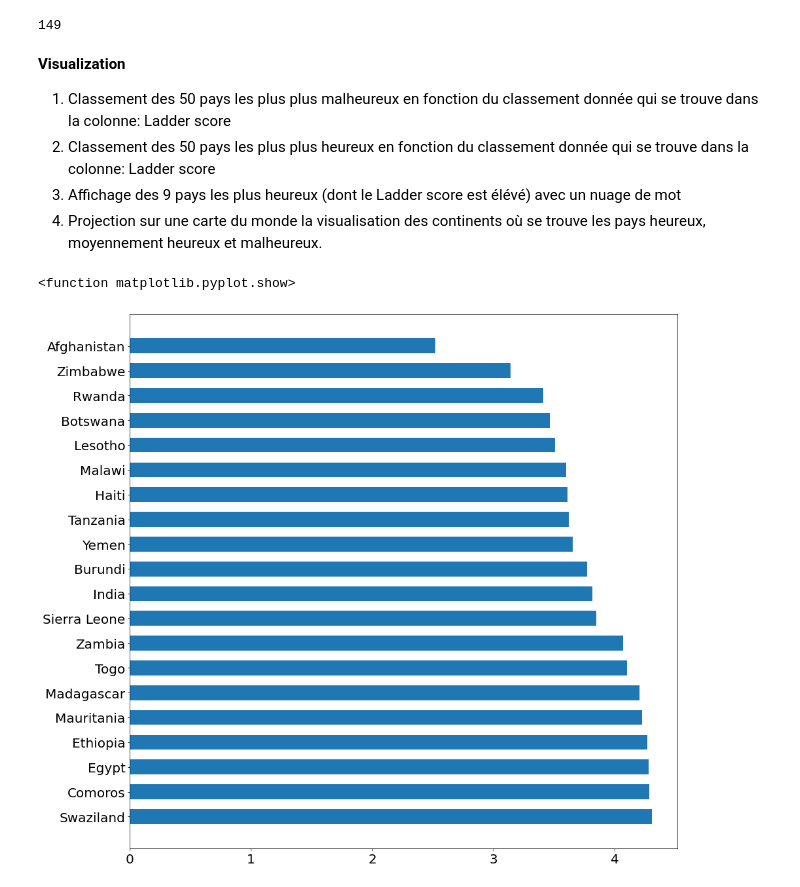
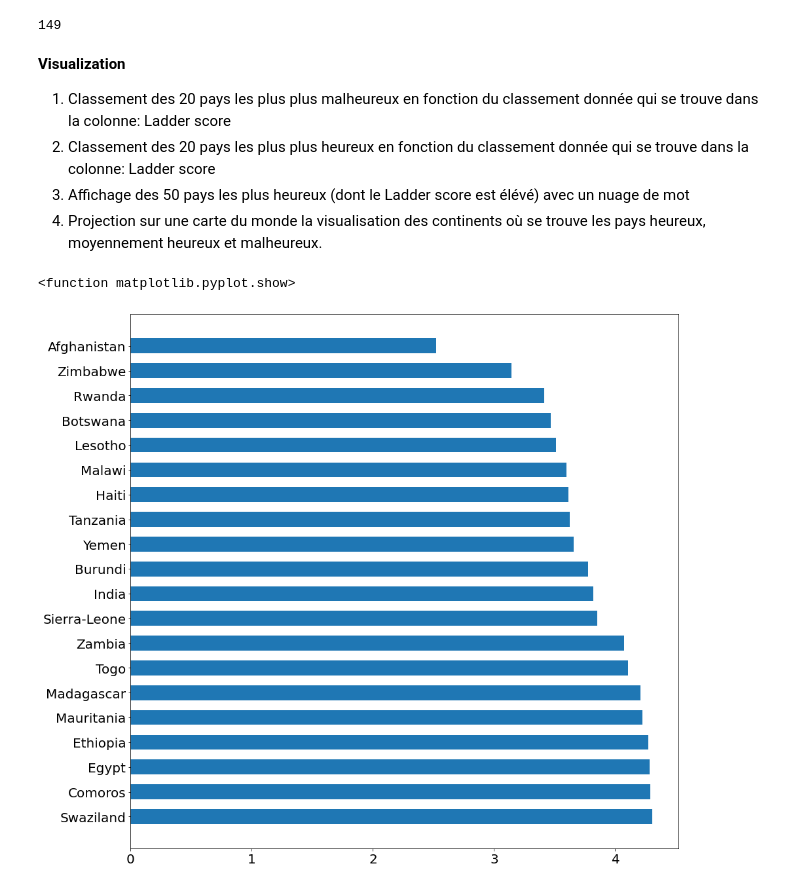
Before and after one commit to LeiRabe/PythonProject, a Jupyter notebook: Projet.ipynb, the cells around one changed output. Saved outputs shown, nothing was run; the diff lists cells and outputs as text; code cells hidden in the pictures.

```diff
--- a/Projet.ipynb
+++ b/Projet.ipynb
@@ -62,4 +88,20 @@ Index(['Country name', 'Regional indicator', 'Ladder score',
 **Explication:** Score à l'échelle représente le rang, en quelque sorte. Plus le score est élévé, plus le pays est heureux et la contraposé est valable également.
 # %%
 #rename columns based on the indications above
-happiness_data=happiness_data.rename(columns={"Country name": "country","Ladder score": "score", "Logged GDP per capita": "PIB par habitant", "social support": "aide social", "Healthy life expectancy": "Espérance de vie saine", "Freedom to make life choices": "Liberté choix de vie", "Generosity": "Générosité", "Perceptions of corruption": "Corruption"})
+happiness_data=happiness_data.rename(columns=
+                                     {"Country name": "country",
+                                      "Ladder score": "score",
+                                      "Logged GDP per capita": "PIB par habitant",
+                                      "social support": "aide social",
+                                      "Healthy life expectancy": "Espérance de vie saine",
+                                      "Freedom to make life choices": "Liberté choix de vie",
+                                      "Generosity": "Générosité",
+                                      "Perceptions of corruption": "Corruption"
+                                      })
+column = happiness_data.columns
+happiness_data = happiness_data[[column[0],column[1],column[2],column[6],column[7],column[8],column[9],column[10],column[11]]]
+happiness_data.columns = (happiness_data.columns.str.strip().str.upper()
+              .str.replace(' ', '_')
+              .str.replace('(', '')
+              .str.replace(')', ''))
+happiness_data.columns
@@ -65,0 +113,5 @@ happiness_data=happiness_data.rename(columns={"Country name": "country","Ladder
+# %%
+#rename countries with -
+happiness_data["COUNTRY"] = happiness_data["COUNTRY"].str.strip().str.replace(' ','-')
+countries_name = happiness_data["COUNTRY"]
+countries_name[:20]
@@ -76,20 +146,20 @@ print(countries_nb)
 149
 # %% [markdown]
 **Visualization**
-1. Classement des 50 pays les plus plus malheureux en fonction du classement donnée qui se trouve dans la colonne: Ladder score
-2. Classement des 50 pays les plus plus heureux en fonction du classement donnée qui se trouve dans la colonne: Ladder score
-3. Affichage des 9 pays les plus heureux (dont le Ladder score est élévé) avec un nuage de mot
+1. Classement des 20 pays les plus plus malheureux en fonction du classement donnée qui se trouve dans la colonne: Ladder score
+2. Classement des 20 pays les plus plus heureux en fonction du classement donnée qui se trouve dans la colonne: Ladder score
+3. Affichage des 50 pays les plus heureux (dont le Ladder score est élévé) avec un nuage de mot
 4. Projection sur une carte du monde la visualisation des continents où se trouve les pays heureux, moyennement heureux et malheureux.
 # %%
-score = np.array(happiness_data["score"])
-countries = np.array(happiness_data["country"])
+less_happy_countries = np.array(countries_name)[-20:]
+less_happy_countries_score = np.array(happiness_data["SCORE"])[-20:]
 plt.figure(figsize=(15,15))
-plt.barh(countries[-20:],score[-20:],height = 0.6)
+plt.barh(less_happy_countries,less_happy_countries_score,height = 0.6)
 plt.yticks(fontsize=20)
 plt.xticks(fontsize=20)
 plt.show
 #TODO: change the colors of the bars
 # %% [output]
 <function matplotlib.pyplot.show>
-[figure, old version]
+[figure, new version]
 # %%
```
Also changed, not shown: parts of 9 cells of this notebook.
